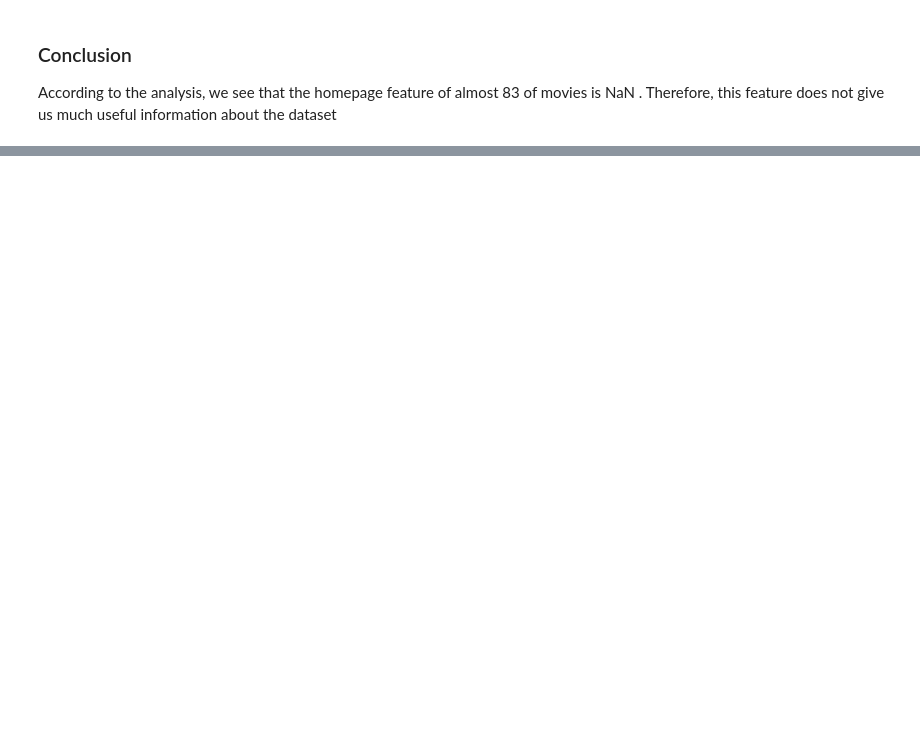
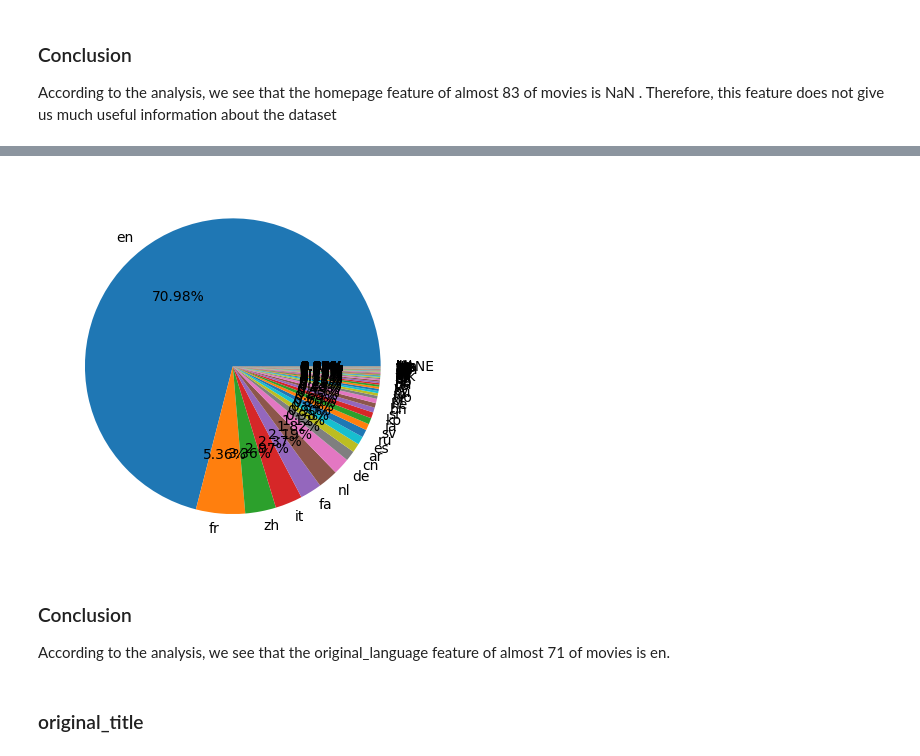
Before and after one commit to MohammadRouintan/Movie-Recommender-System, a Jupyter notebook: MovieMetadataEDA.ipynb, the cells around one changed output, grey strips where cells are left out. Cells and saved outputs as stored; diff of their text form; code cells hidden in the pictures; blank space fills up the shorter version.

```diff
--- a/MovieMetadataEDA.ipynb
+++ b/MovieMetadataEDA.ipynb
@@ -213,0 +251,10 @@ According to the analysis, we see that the homepage feature of almost 83 of movi
+# %%
+plt.pie(movies['original_language'].value_counts().values, labels=movies['original_language'].unique(), autopct='%1.2f%%')
+plt.show()
+# %% [output]
+[figure, added]
+# %% [markdown]
+### Conclusion
+According to the analysis, we see that the original_language feature of almost 71 of movies is en.
+# %% [markdown]
+### original_title
```
Also changed, not shown: parts of 15 cells of this notebook.
